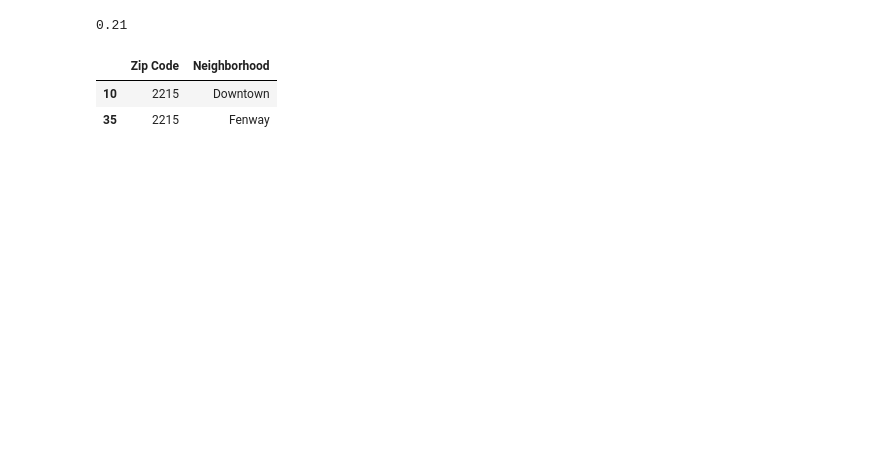
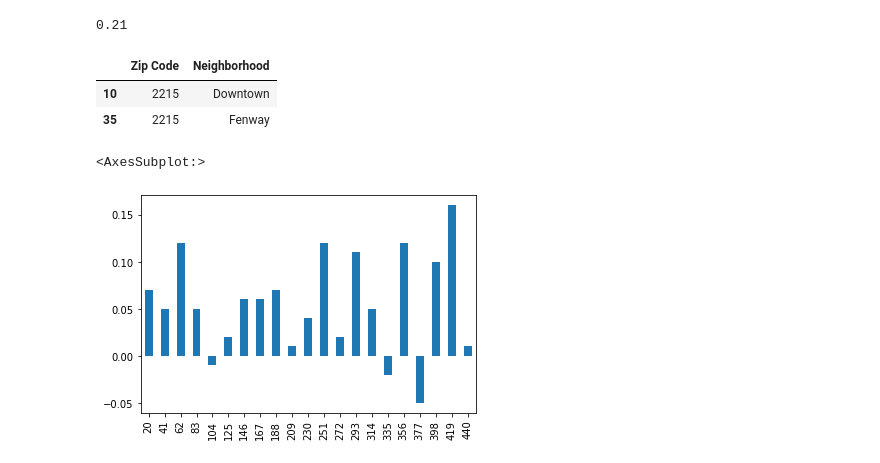
Before and after one commit to yoakiyama/MIT_6_C85_portfolio, a Jupyter notebook: projects/A2/A2_EDA.ipynb, the cells around one changed output. Drawn from its saved outputs; the diff is of its cells as text; code cells hidden in the pictures; blank space fills up the shorter version.

Commit message:
add new figures and html file

```diff
--- a/projects/A2/A2_EDA.ipynb
+++ b/projects/A2/A2_EDA.ipynb
@@ -345,3 +340,8 @@ full_zip_neighbor_df[full_zip_neighbor_df['Zip Code']==2215]
 |  | Zip Code | Neighborhood |
 | 10 | 2215 | Downtown |
 | 35 | 2215 | Fenway |
+# %%
+(census_corp_time_df['total_delta_own_occ_rate'].dropna() * -1).plot(kind='bar')
+# %% [output]
+<AxesSubplot:>
+[figure, added]
```
Also changed, not shown: parts of 2 cells of this notebook, 8 other files.
